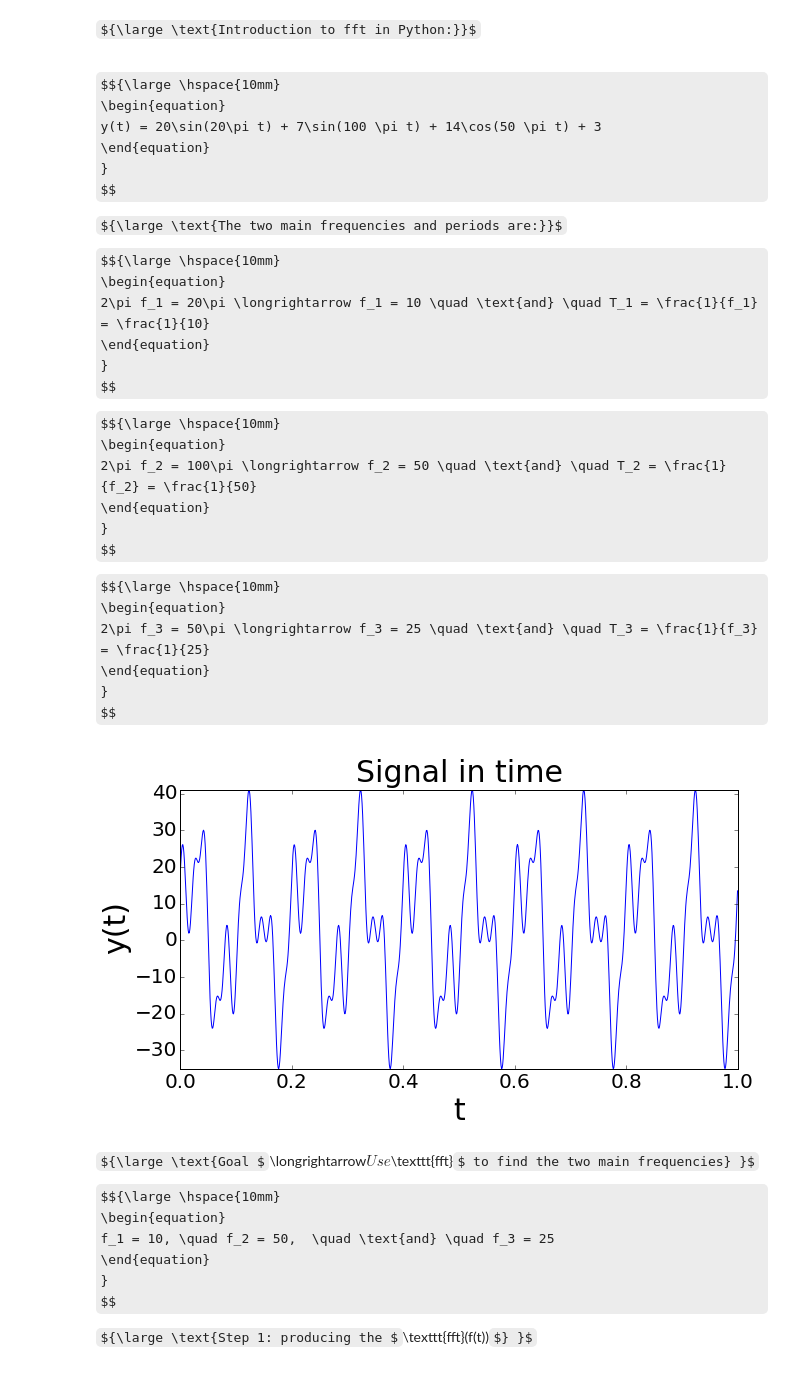
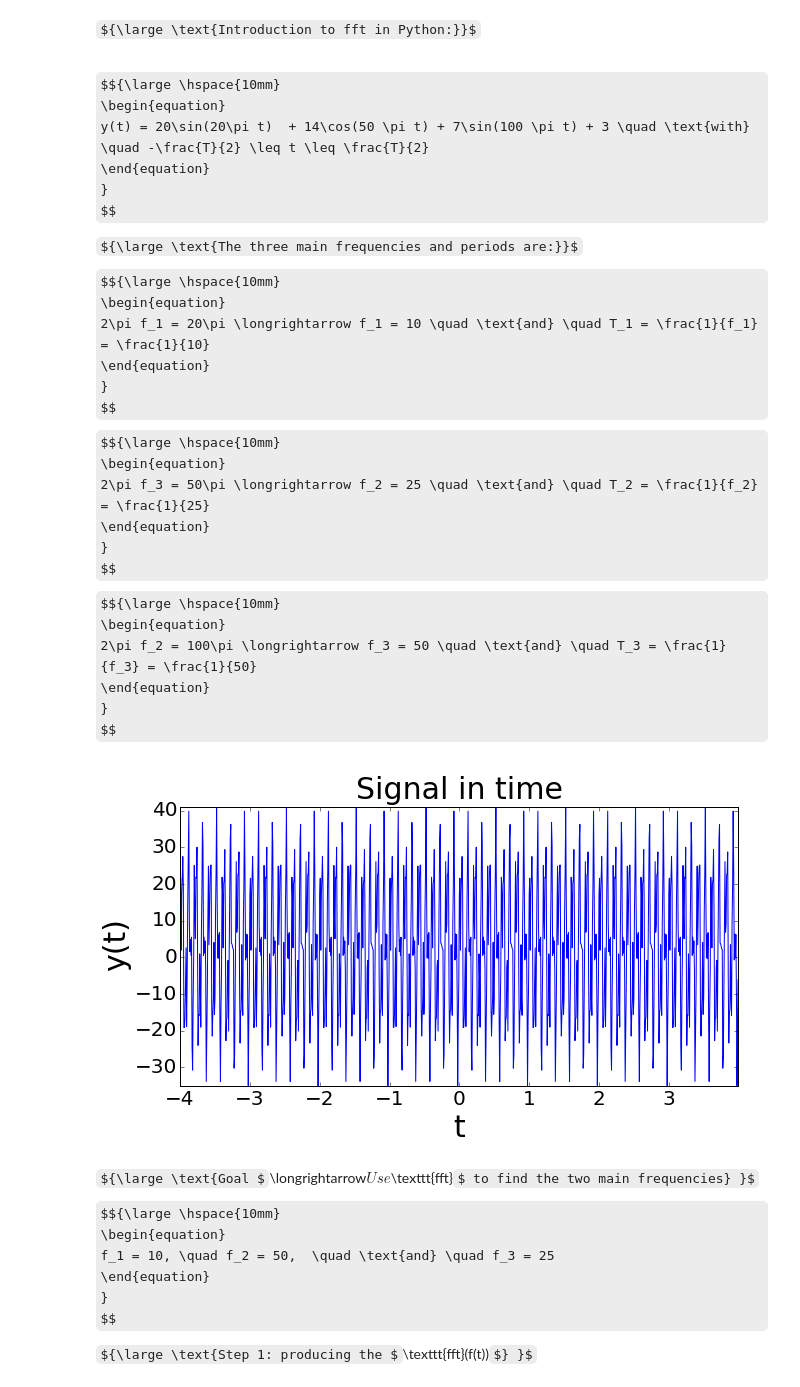
Before and after one commit to amirhamini/Math-HereAndThere, a Jupyter notebook: fftIntro.ipynb, the cells around one changed output. Cells and saved outputs as stored; diff of their text form; code cells hidden in the pictures; some formulas as TeX source.

```diff
--- a/fftIntro.ipynb
+++ b/fftIntro.ipynb
@@ -3,12 +3,12 @@ ${\large \text{Introduction to fft in Python:}}$
 # %% [markdown]
 $${\large \hspace{10mm}
 \begin{equation}
-y(t) = 20\sin(20\pi t) + 7\sin(100 \pi t) + 14\cos(50 \pi t) + 3
+y(t) = 20\sin(20\pi t)  + 14\cos(50 \pi t) + 7\sin(100 \pi t) + 3 \quad \text{with} \quad -\frac{T}{2} \leq t \leq \frac{T}{2}
 \end{equation}
 }
 $$
 
-${\large \text{The two main frequencies and periods are:}}$
+${\large \text{The three main frequencies and periods are:}}$
 
 $${\large \hspace{10mm}
 \begin{equation}
@@ -16,17 +16,15 @@ $${\large \hspace{10mm}
 \end{equation}
 }
 $$
-
 $${\large \hspace{10mm}
 \begin{equation}
-2\pi f_2 = 100\pi \longrightarrow f_2 = 50 \quad \text{and} \quad T_2 = \frac{1}{f_2} = \frac{1}{50}
+2\pi f_3 = 50\pi \longrightarrow f_2 = 25 \quad \text{and} \quad T_2 = \frac{1}{f_2} = \frac{1}{25}
 \end{equation}
 }
 $$
-
 $${\large \hspace{10mm}
 \begin{equation}
-2\pi f_3 = 50\pi \longrightarrow f_3 = 25 \quad \text{and} \quad T_3 = \frac{1}{f_3} = \frac{1}{25}
+2\pi f_2 = 100\pi \longrightarrow f_3 = 50 \quad \text{and} \quad T_3 = \frac{1}{f_3} = \frac{1}{50}
 \end{equation}
 }
 $$
@@ -34,35 +32,35 @@ $$
 import numpy as np
 
 Nt = 1024
-Tend = 1
-tinit = np.linspace(0, Tend, Nt + 1)
+T = 8
+tinit = np.linspace(-T/2.0, T/2.0, Nt + 1)
 t = tinit[0:Nt]
 y = 20 * np.sin(20 * np.pi * t) + 7 * np.sin(100 * np.pi * t)+ 14 * np.cos(50 * np.pi * t) + 3
 # %%
 import matplotlib
 import matplotlib.pyplot as plt
 # Plotting Jazz
 import mpld3
 %matplotlib inline
 mpld3.enable_notebook()
 matplotlib.rc('xtick', labelsize=20)
 matplotlib.rc('ytick', labelsize=20)
 font = {'family' : 'sans-serif',
         'weight' : 'normal',
         'size'   : 22}
 matplotlib.rc('font', **font)
 
 fig01 = plt.figure(1, figsize=(10, 5), dpi=90)
-ax = plt.axes(xlim=(0, Tend), ylim=(min(y), max(y)))
+ax = plt.axes(xlim=(min(t), max(t)), ylim=(min(y), max(y)))
 ax.plot(t, y)
 
 ax.set_title("Signal in time", fontsize=30, y=1.01)
 ax.set_xlabel('t', fontsize=30)
 ax.set_ylabel('y(t)', fontsize=30)
 
 plt.show()
 # %% [output]
-[figure, old version]
+[figure, new version]
 # %% [markdown]
 ${\large \text{Goal $\longrightarrow$ Use $\texttt{fft}$ to find the two main frequencies} }$
 
```
Also changed, not shown: parts of 5 cells of this notebook.
